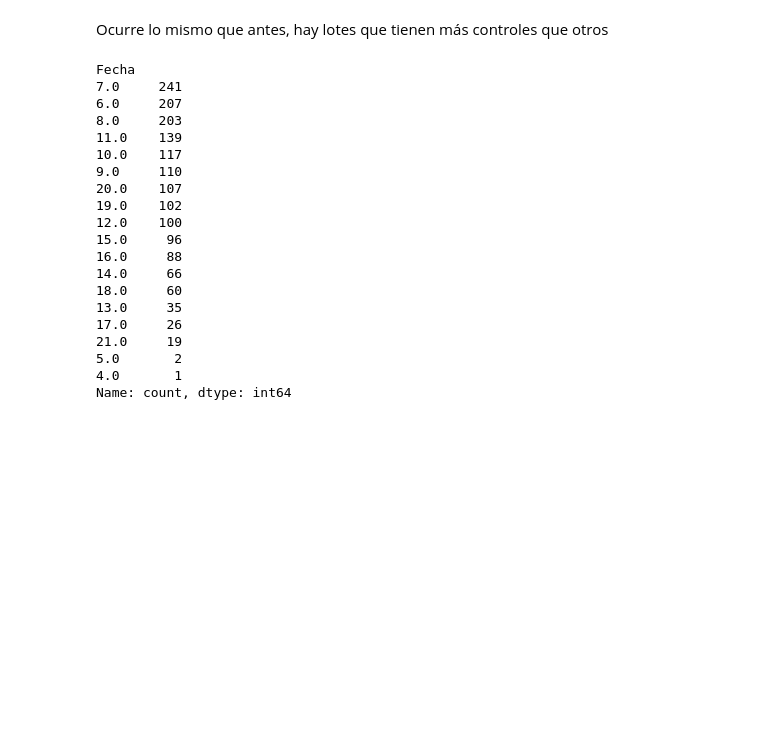
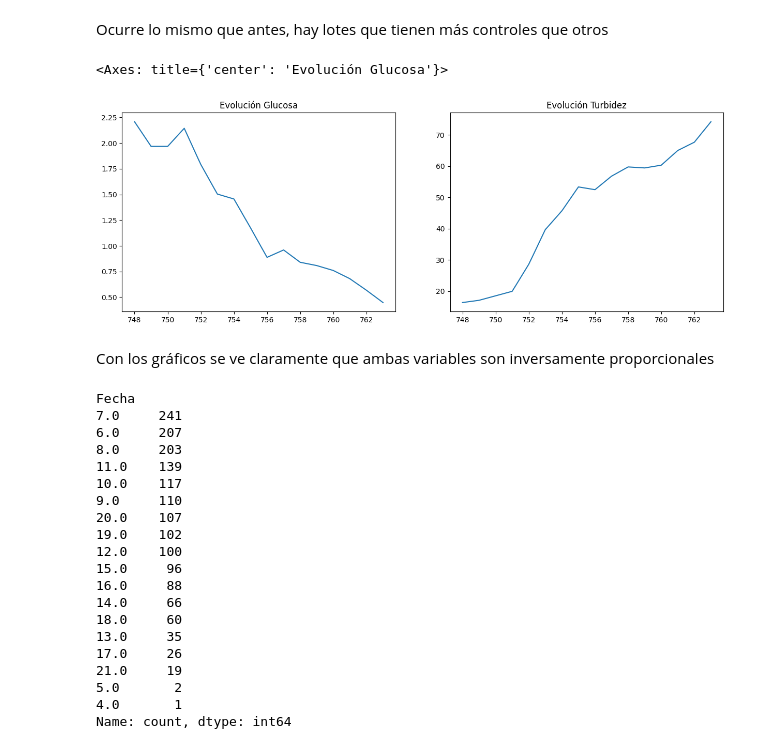
Before and after one commit to nikodyulger/datathon-los-forajidos, a Jupyter notebook: exploracion.ipynb, the cells around one changed output. Saved outputs shown, nothing was run; the diff lists cells and outputs as text; code cells hidden in the pictures; blank space fills up the shorter version.

```diff
--- a/exploracion.ipynb
+++ b/exploracion.ipynb
@@ -1038,6 +1045,18 @@ Lote
 Name: count, Length: 205, dtype: int64
 # %% [markdown]
 Ocurre lo mismo que antes, hay lotes que tienen más controles que otros
+# %%
+# mejorar  -> tomamos como ejemplo el lote con mas observaciones
+fig, axes = plt.subplots(1, 2, figsize=(15, 5))
+
+df_ipc_cultivo[df_ipc_cultivo['Lote'] == 23082]['Turbidez'].plot(kind='line', ax=axes[1], title="Evolución Turbidez")
+df_ipc_cultivo[df_ipc_cultivo['Lote'] == 23082]['Glucosa g/L'].plot(kind='line', ax=axes[0], title="Evolución Glucosa")
+# df_ipc_cultivo[df_ipc_cultivo['Lote'] == 23082]['Viabilidad'].plot(kind='line', ax=axes[2])
+# %% [output]
+<Axes: title={'center': 'Evolución Glucosa'}>
+[figure, added]
+# %% [markdown]
+Con los gráficos se ve claramente que ambas variables son inversamente proporcionales
 # %%
 df_ipc_cultivo['Fecha'].dt.hour.value_counts()
 # %% [output]
```
Also changed, not shown: parts of 17 cells of this notebook.
